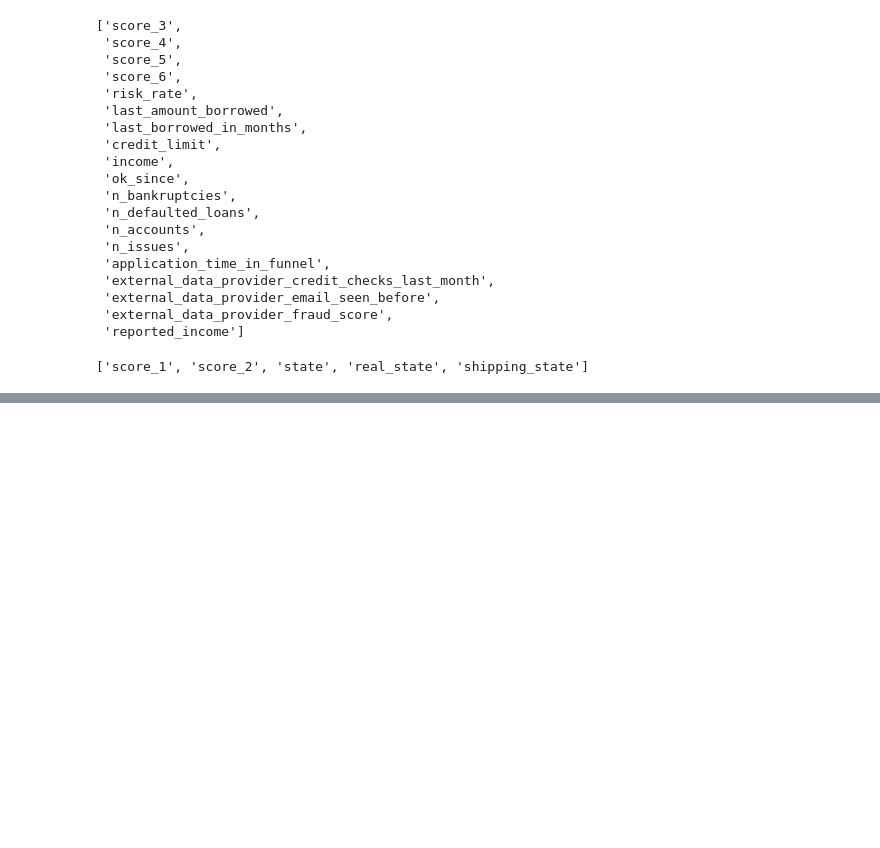
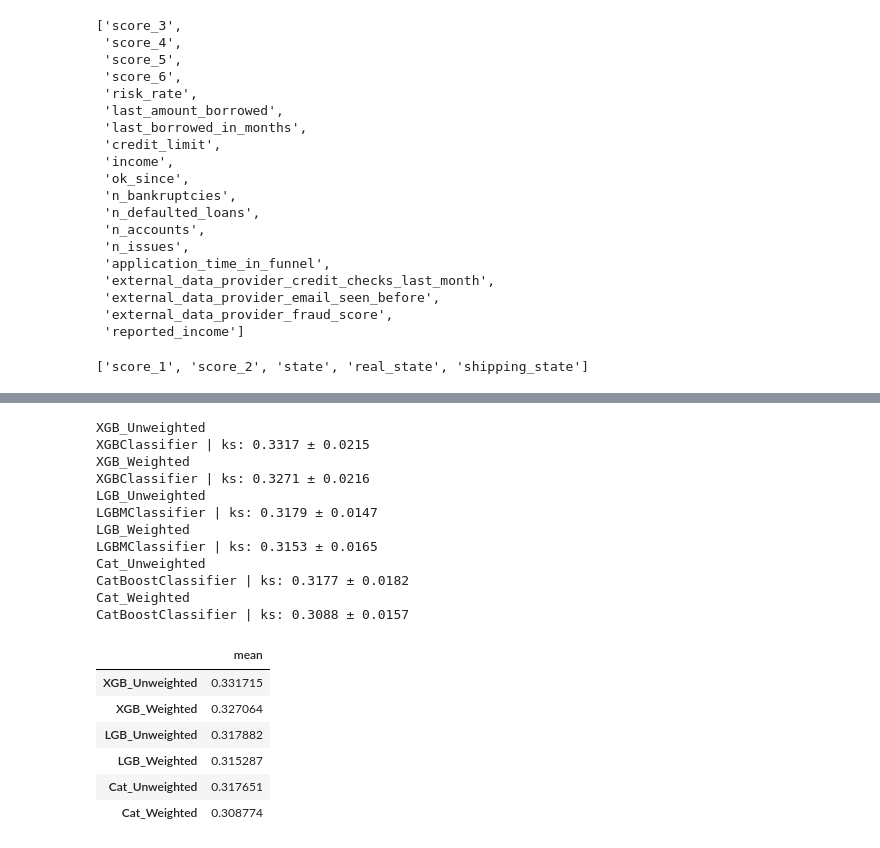
Before and after one commit to Rudhvi-213/Credit-Risk, a Jupyter notebook: train.ipynb, the cells around one changed output, grey strips where cells are left out. Drawn from its saved outputs; the diff is of its cells as text; code cells hidden in the pictures; blank space fills up the shorter version.

```diff
--- a/train.ipynb
+++ b/train.ipynb
@@ -341,8 +307,0 @@ X_train, X_test, y_train, y_test = train_test_split(X, y, shuffle=True, stratify
-# %%
-# standardize the variables
-scaler = StandardScaler().fit(X_train)
-X_train = scaler.transform(X_train)
-
-# resample
-rus = RandomUnderSampler()
-X_train_rus, y_train_rus = rus.fit_resample(X_train, y_train)
@@ -359,16 +375,2 @@ def validation_model(X, y, models_type, show=True):
 
     return scores.mean()
-# %%
-xgb = XGBClassifier()
-lgb = LGBMClassifier()
-cb = CatBoostClassifier()
-
-model = []
-recall = []
-
-for models_type in (xgb, lgb, cb):
-    print(models_type)
-    model.append(models_type.__class__.__name__)
-    recall.append(validation_model(X_train_rus, y_train_rus, models_type, show=False))
-
-pd.DataFrame(data=recall, index=model, columns=['Recall'])
@@ -435,0 +415,42 @@ AttributeError: The following error was raised: 'CatBoostClassifier' object has
+# %%
+models_list = []
+ks_scores = []
+
+for name, model in {
+    "XGB_Unweighted": xgb_unweighted,
+    "XGB_Weighted": xgb_weighted,
+    "LGB_Unweighted": lgb_unweighted,
+    "LGB_Weighted": lgb_weighted,
+    "Cat_Unweighted": cb_unweighted,
+    "Cat_Weighted": cb_weighted
+}.items():
+    print(name)
+    models_list.append(name)
+    ks_scores.append(validate_model_cv(
+        X_train,
+        y_train,
+        model,
+        scoring='ks'
+    ))
+
+pd.DataFrame(data=ks_scores, index=models_list, columns=['mean'])
+# %% [output]
+XGB_Unweighted
+XGBClassifier | ks: 0.3317 ± 0.0215
+XGB_Weighted
+XGBClassifier | ks: 0.3271 ± 0.0216
+LGB_Unweighted
+LGBMClassifier | ks: 0.3179 ± 0.0147
+LGB_Weighted
+LGBMClassifier | ks: 0.3153 ± 0.0165
+Cat_Unweighted
+CatBoostClassifier | ks: 0.3177 ± 0.0182
+Cat_Weighted
+CatBoostClassifier | ks: 0.3088 ± 0.0157
+|  | mean |
+| XGB_Unweighted | 0.331715 |
+| XGB_Weighted | 0.327064 |
+| LGB_Unweighted | 0.317882 |
+| LGB_Weighted | 0.315287 |
+| Cat_Unweighted | 0.317651 |
+| Cat_Weighted | 0.308774 |
```
Also changed, not shown: parts of 14 cells of this notebook.
